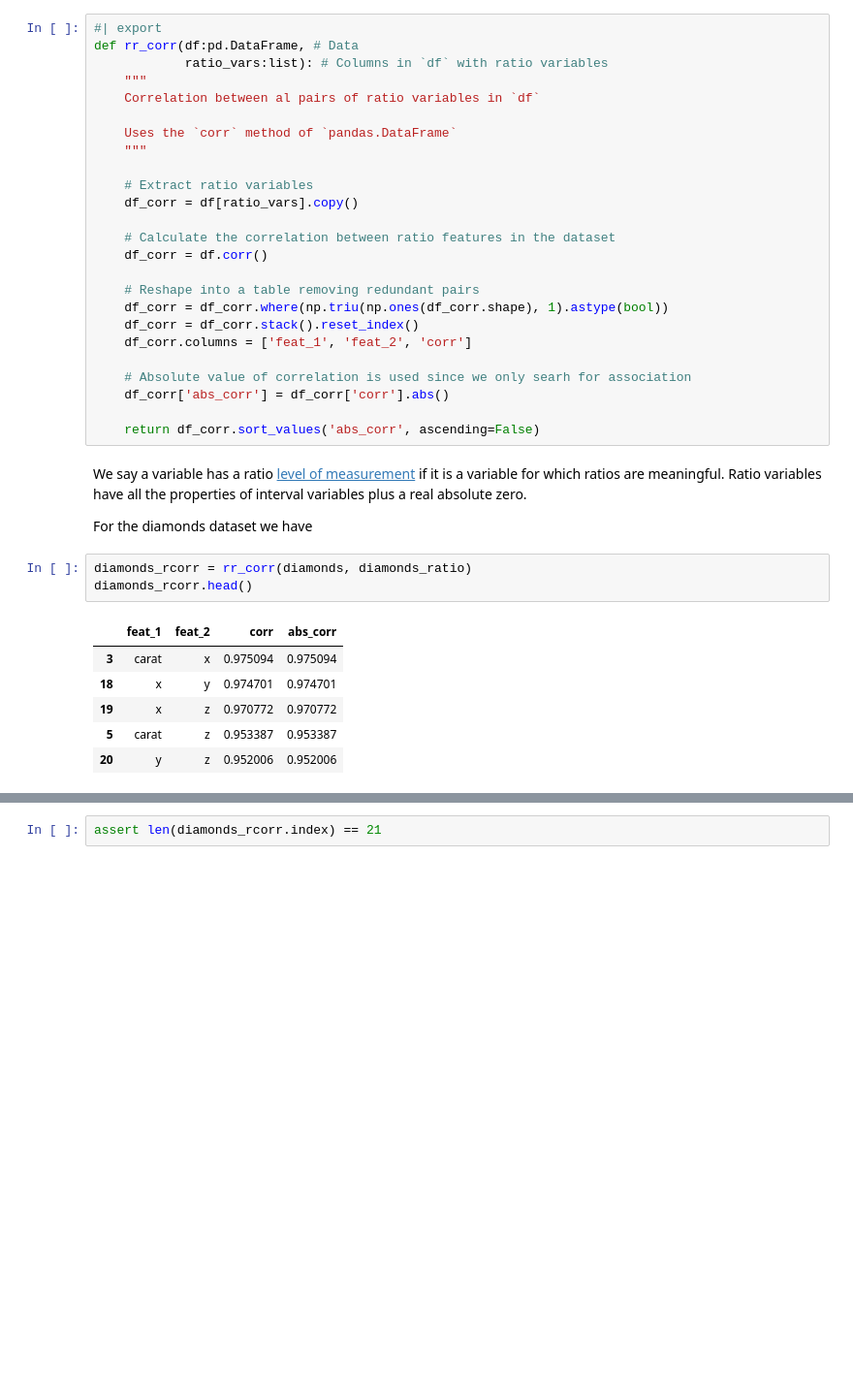
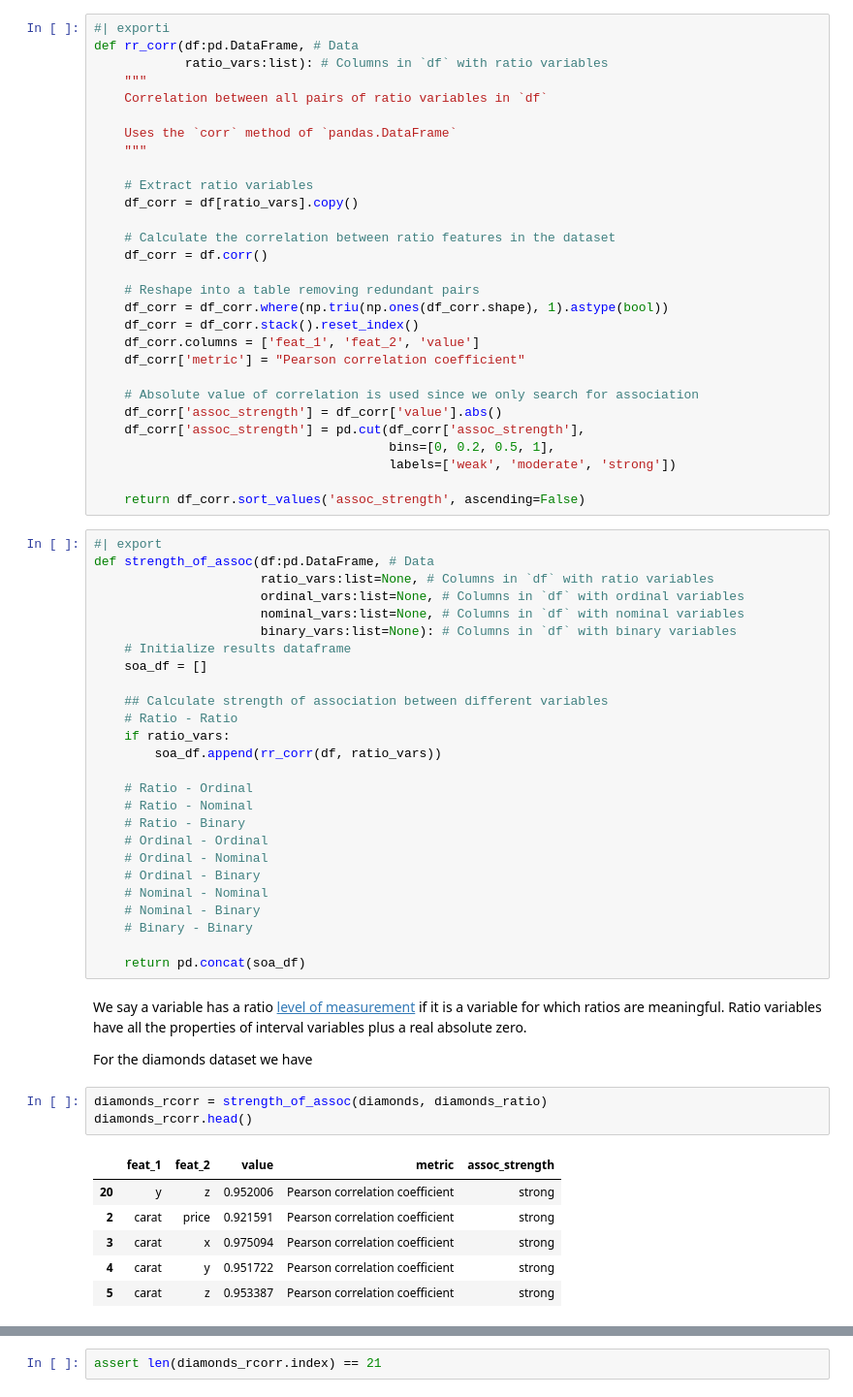
Before and after one commit to rcvalenzuela/aatools, a Jupyter notebook: 00_core.ipynb, the cells around one changed output, grey strips where cells are left out. Shown: that part at 97% size. Drawn from its saved outputs; the diff is of its cells as text; blank space fills up the shorter version.

```diff
--- a/00_core.ipynb
+++ b/00_core.ipynb
@@ -123,11 +138,11 @@ The resulting figure shows an histogram plot made using `seaborn.histplot` with
 
 The goal is a fuction that can calculate a measure of dependence between all the features in a given dataset.
 # %%
-#| export
+#| exporti
 def rr_corr(df:pd.DataFrame, # Data
             ratio_vars:list): # Columns in `df` with ratio variables
     """
-    Correlation between al pairs of ratio variables in `df`
+    Correlation between all pairs of ratio variables in `df`
 
     Uses the `corr` method of `pandas.DataFrame`
     """
@@ -141,24 +156,54 @@ def rr_corr(df:pd.DataFrame, # Data
     # Reshape into a table removing redundant pairs
     df_corr = df_corr.where(np.triu(np.ones(df_corr.shape), 1).astype(bool))
     df_corr = df_corr.stack().reset_index()
-    df_corr.columns = ['feat_1', 'feat_2', 'corr']
+    df_corr.columns = ['feat_1', 'feat_2', 'value']
+    df_corr['metric'] = "Pearson correlation coefficient"
 
-    # Absolute value of correlation is used since we only searh for association
-    df_corr['abs_corr'] = df_corr['corr'].abs()
+    # Absolute value of correlation is used since we only search for association
+    df_corr['assoc_strength'] = df_corr['value'].abs()
+    df_corr['assoc_strength'] = pd.cut(df_corr['assoc_strength'],
+                                       bins=[0, 0.2, 0.5, 1],
+                                       labels=['weak', 'moderate', 'strong'])
 
-    return df_corr.sort_values('abs_corr', ascending=False)
+    return df_corr.sort_values('assoc_strength', ascending=False)
+# %%
+#| export
+def strength_of_assoc(df:pd.DataFrame, # Data
+                      ratio_vars:list=None, # Columns in `df` with ratio variables
+                      ordinal_vars:list=None, # Columns in `df` with ordinal variables
+                      nominal_vars:list=None, # Columns in `df` with nominal variables
+                      binary_vars:list=None): # Columns in `df` with binary variables
+    # Initialize results dataframe
+    soa_df = []
+
+    ## Calculate strength of association between different variables
+    # Ratio - Ratio
+    if ratio_vars:
+        soa_df.append(rr_corr(df, ratio_vars))
+
+    # Ratio - Ordinal
+    # Ratio - Nominal
+    # Ratio - Binary
+    # Ordinal - Ordinal
+    # Ordinal - Nominal
+    # Ordinal - Binary
+    # Nominal - Nominal
+    # Nominal - Binary
+    # Binary - Binary
+
+    return pd.concat(soa_df)
 # %% [markdown]
 We say a variable has a ratio [level of measurement](https://en.wikipedia.org/wiki/Level_of_measurement) if it is a  variable for which ratios are meaningful. Ratio variables have all the properties of interval variables plus a real absolute zero.
 
 For the diamonds dataset we have
 # %%
-diamonds_rcorr = rr_corr(diamonds, diamonds_ratio)
+diamonds_rcorr = strength_of_assoc(diamonds, diamonds_ratio)
 diamonds_rcorr.head()
 # %% [output]
-|  | feat_1 | feat_2 | corr | abs_corr |
-| 3 | carat | x | 0.975094 | 0.975094 |
-| 18 | x | y | 0.974701 | 0.974701 |
-| 19 | x | z | 0.970772 | 0.970772 |
-| 5 | carat | z | 0.953387 | 0.953387 |
-| 20 | y | z | 0.952006 | 0.952006 |
+|  | feat_1 | feat_2 | value | metric | assoc_strength |
+| 20 | y | z | 0.952006 | Pearson correlation coefficient | strong |
+| 2 | carat | price | 0.921591 | Pearson correlation coefficient | strong |
+| 3 | carat | x | 0.975094 | Pearson correlation coefficient | strong |
+| 4 | carat | y | 0.951722 | Pearson correlation coefficient | strong |
+| 5 | carat | z | 0.953387 | Pearson correlation coefficient | strong |
 # %% [markdown]
```
Also changed, not shown: parts of 22 cells of this notebook, 2 other files.
